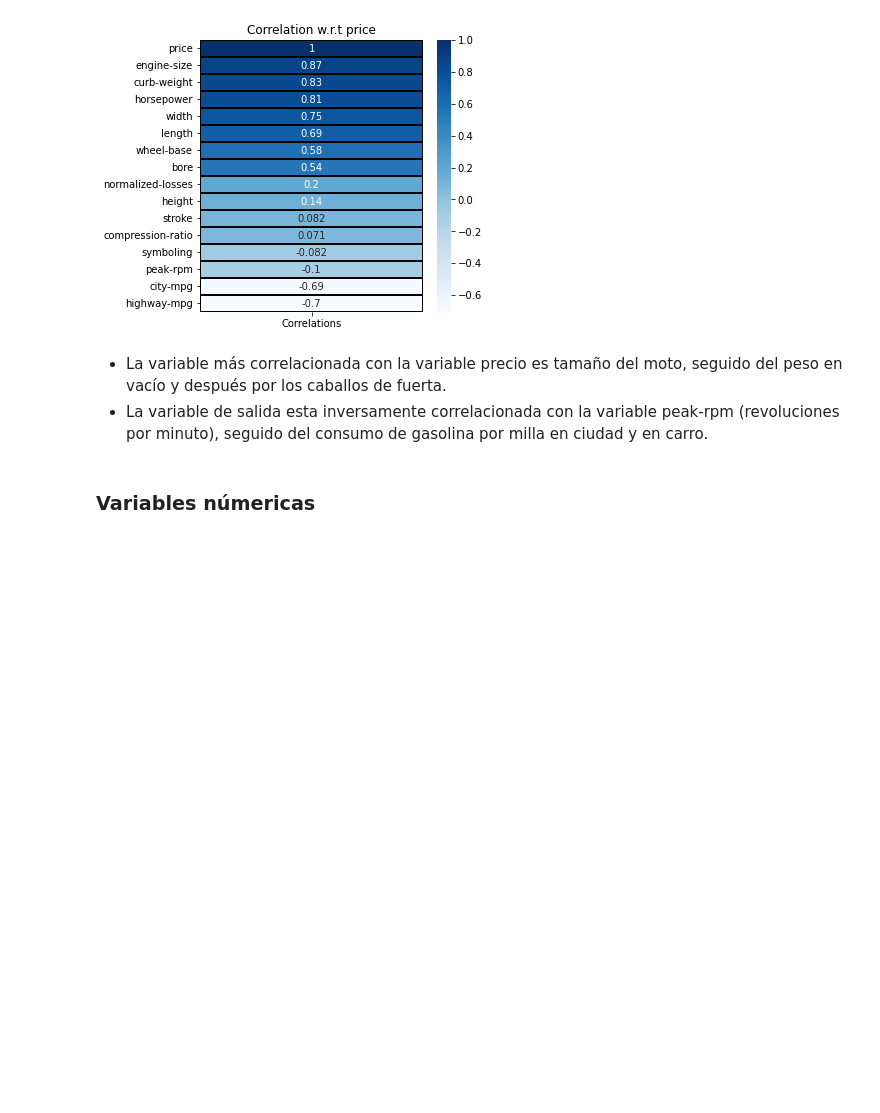
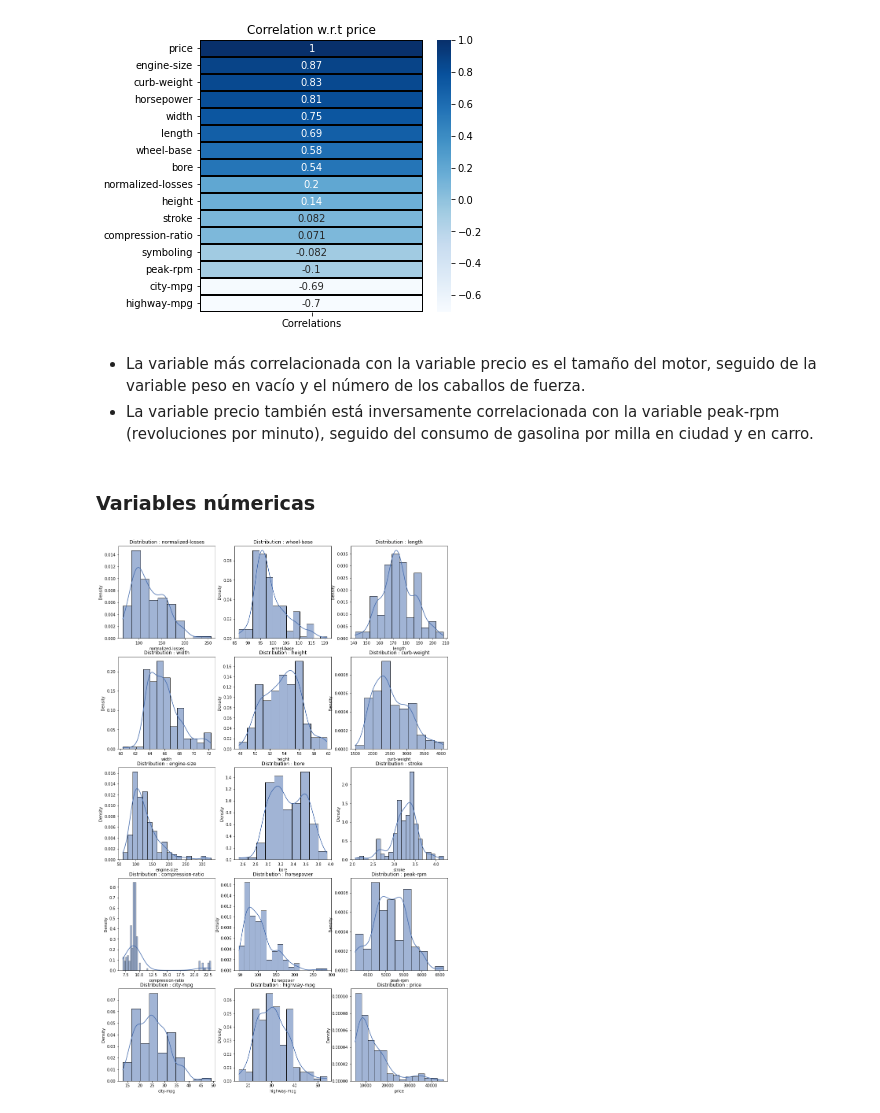
Before and after one commit to brincon/Pima-Indians-Diabetes-Database, a Jupyter notebook: 3. Automobile/automobile.ipynb, the cells around one changed output. Cells and saved outputs as stored; diff of their text form; code cells hidden in the pictures; blank space fills up the shorter version.

```diff
--- a/3. Automobile/automobile.ipynb
+++ b/3. Automobile/automobile.ipynb
@@ -293,7 +299,7 @@ plt.show()
 # %% [output]
 [figure]
 # %% [markdown]
-- La variable más correlacionada con la variable precio es tamaño del moto, seguido del peso en vacío y después por los caballos de fuerta.
-- La variable de salida esta inversamente correlacionada con la variable peak-rpm (revoluciones por minuto), seguido del consumo de gasolina por milla en ciudad y en carro.
+- La variable más correlacionada con la variable precio es el tamaño del motor, seguido de la variable peso en vacío y el número de los caballos de fuerza.
+- La variable precio también está inversamente correlacionada con la variable peak-rpm (revoluciones por minuto), seguido del consumo de gasolina por milla en ciudad y en carro.
 # %% [markdown]
 ### Variables númericas
@@ -305,0 +306,12 @@ price ?
+# %%
+# impresión de la distribución de las variables númericas
+colors = ['#446BAD']
+fig, ax = plt.subplots(nrows=5, ncols=3, figsize=(15,25))
+for i in range(len(variablesNumericas)):
+    plt.subplot(5,3,i+1)
+    sns.histplot(automobile_data_copy[variablesNumericas.index[i]], stat='density', kde=True, color='#446BAD')
+    title = 'Distribution : ' + variablesNumericas.index[i]
+    plt.title(title)
+plt.show()
+# %% [output]
+[figure, added]
```
Also changed, not shown: parts of 31 cells of this notebook.
